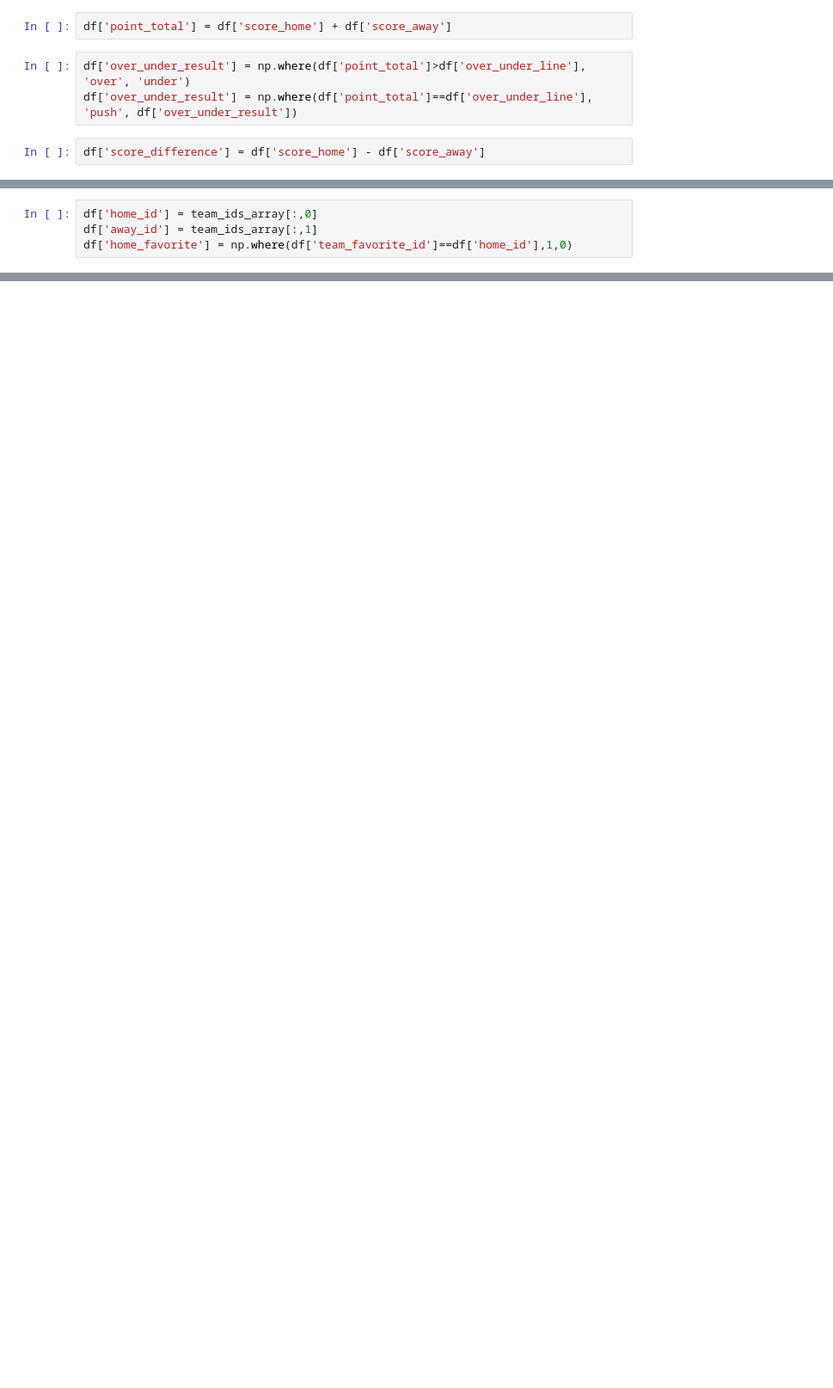
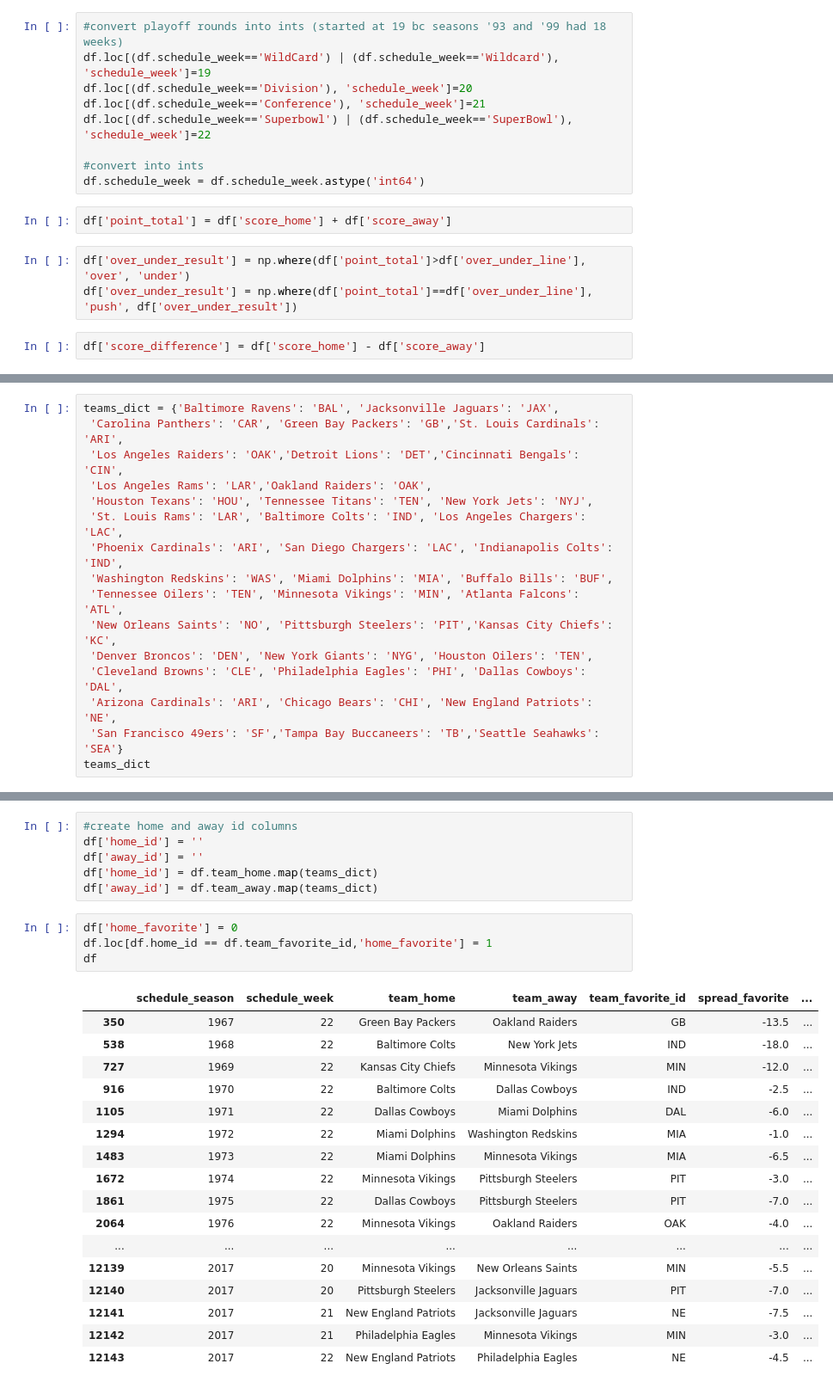
Before and after one commit to slieb74/NFL-Betting-Data, a Jupyter notebook: nfl_betting_data.ipynb, the cells around one changed output, grey strips where cells are left out. Shown: that part at 86% size. Saved outputs shown, nothing was run; the diff lists cells and outputs as text; blank space fills up the shorter version.

```diff
--- a/nfl_betting_data.ipynb
+++ b/nfl_betting_data.ipynb
@@ -114,3 +45,12 @@ df.head()
+# %%
+#convert playoff rounds into ints (started at 19 bc seasons '93 and '99 had 18 weeks)
+df.loc[(df.schedule_week=='WildCard') | (df.schedule_week=='Wildcard'), 'schedule_week']=19
+df.loc[(df.schedule_week=='Division'), 'schedule_week']=20
+df.loc[(df.schedule_week=='Conference'), 'schedule_week']=21
+df.loc[(df.schedule_week=='Superbowl') | (df.schedule_week=='SuperBowl'), 'schedule_week']=22
+
+#convert into ints
+df.schedule_week = df.schedule_week.astype('int64')
 # %%
 df['point_total'] = df['score_home'] + df['score_away']
 # %%
@@ -173,4 +60,0 @@ array([['GB', 'OAK'],
-# %%
-df['home_id'] = team_ids_array[:,0]
-df['away_id'] = team_ids_array[:,1]
-df['home_favorite'] = np.where(df['team_favorite_id']==df['home_id'],1,0)
@@ -186,0 +61,16 @@ df.head()
+# %%
+teams_dict = {'Baltimore Ravens': 'BAL', 'Jacksonville Jaguars': 'JAX',
+ 'Carolina Panthers': 'CAR', 'Green Bay Packers': 'GB','St. Louis Cardinals': 'ARI',
+ 'Los Angeles Raiders': 'OAK','Detroit Lions': 'DET','Cincinnati Bengals': 'CIN',
+ 'Los Angeles Rams': 'LAR','Oakland Raiders': 'OAK',
+ 'Houston Texans': 'HOU', 'Tennessee Titans': 'TEN', 'New York Jets': 'NYJ',
+ 'St. Louis Rams': 'LAR', 'Baltimore Colts': 'IND', 'Los Angeles Chargers': 'LAC',
+ 'Phoenix Cardinals': 'ARI', 'San Diego Chargers': 'LAC', 'Indianapolis Colts': 'IND',
+ 'Washington Redskins': 'WAS', 'Miami Dolphins': 'MIA', 'Buffalo Bills': 'BUF',
+ 'Tennessee Oilers': 'TEN', 'Minnesota Vikings': 'MIN', 'Atlanta Falcons': 'ATL',
+ 'New Orleans Saints': 'NO', 'Pittsburgh Steelers': 'PIT','Kansas City Chiefs': 'KC',
+ 'Denver Broncos': 'DEN', 'New York Giants': 'NYG', 'Houston Oilers': 'TEN',
+ 'Cleveland Browns': 'CLE', 'Philadelphia Eagles': 'PHI', 'Dallas Cowboys': 'DAL',
+ 'Arizona Cardinals': 'ARI', 'Chicago Bears': 'CHI', 'New England Patriots': 'NE',
+ 'San Francisco 49ers': 'SF','Tampa Bay Buccaneers': 'TB','Seattle Seahawks': 'SEA'}
+teams_dict
@@ -186,0 +95,28 @@ df.head()
+# %%
+#create home and away id columns
+df['home_id'] = ''
+df['away_id'] = ''
+df['home_id'] = df.team_home.map(teams_dict)
+df['away_id'] = df.team_away.map(teams_dict)
+# %%
+df['home_favorite'] = 0
+df.loc[df.home_id == df.team_favorite_id,'home_favorite'] = 1
+df
+# %% [output]
+|  | schedule_season | schedule_week | team_home | team_away | team_favorite_id | spread_favorite | ... |
+| 350 | 1967 | 22 | Green Bay Packers | Oakland Raiders | GB | -13.5 | ... |
+| 538 | 1968 | 22 | Baltimore Colts | New York Jets | IND | -18.0 | ... |
+| 727 | 1969 | 22 | Kansas City Chiefs | Minnesota Vikings | MIN | -12.0 | ... |
+| 916 | 1970 | 22 | Baltimore Colts | Dallas Cowboys | IND | -2.5 | ... |
+| 1105 | 1971 | 22 | Dallas Cowboys | Miami Dolphins | DAL | -6.0 | ... |
+| 1294 | 1972 | 22 | Miami Dolphins | Washington Redskins | MIA | -1.0 | ... |
+| 1483 | 1973 | 22 | Miami Dolphins | Minnesota Vikings | MIA | -6.5 | ... |
+| 1672 | 1974 | 22 | Minnesota Vikings | Pittsburgh Steelers | PIT | -3.0 | ... |
+| 1861 | 1975 | 22 | Dallas Cowboys | Pittsburgh Steelers | PIT | -7.0 | ... |
+| 2064 | 1976 | 22 | Minnesota Vikings | Oakland Raiders | OAK | -4.0 | ... |
+| ... | ... | ... | ... | ... | ... | ... | ... |
+| 12139 | 2017 | 20 | Minnesota Vikings | New Orleans Saints | MIN | -5.5 | ... |
+| 12140 | 2017 | 20 | Pittsburgh Steelers | Jacksonville Jaguars | PIT | -7.0 | ... |
+| 12141 | 2017 | 21 | New England Patriots | Jacksonville Jaguars | NE | -7.5 | ... |
+| 12142 | 2017 | 21 | Philadelphia Eagles | Minnesota Vikings | MIN | -3.0 | ... |
+| 12143 | 2017 | 22 | New England Patriots | Philadelphia Eagles | NE | -4.5 | ... |
```
Also changed, not shown: parts of 26 cells of this notebook.
